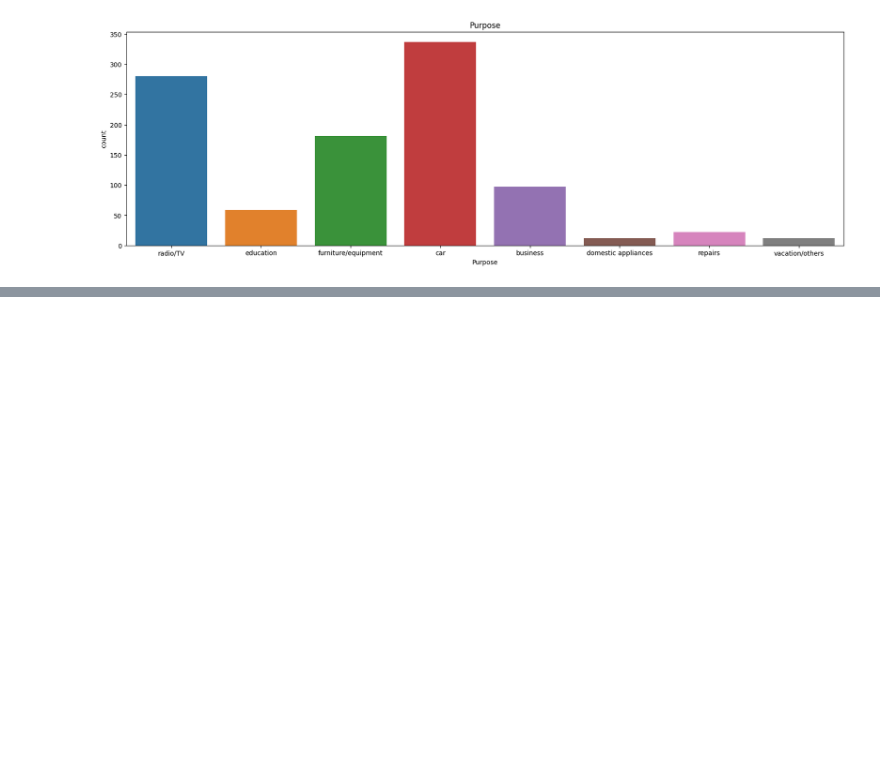
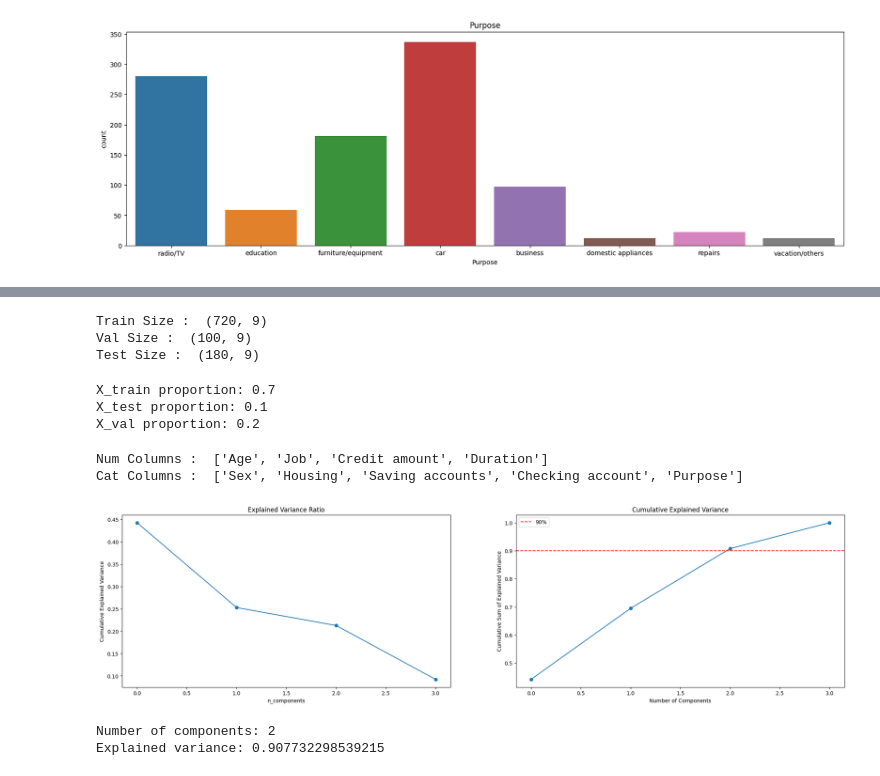
Before and after one commit to salmanfaishal27/german-credit-risk, a Jupyter notebook: script.ipynb, the cells around one changed output, grey strips where cells are left out. Drawn from its saved outputs; the diff is of its cells as text; code cells hidden in the pictures; blank space fills up the shorter version.

```diff
--- a/script.ipynb
+++ b/script.ipynb
@@ -76,0 +104,34 @@ plt.show()
+# %%
+# Split data
+df_train_val, df_test = train_test_split(data, test_size=0.1, random_state=27)
+df_train, df_val = train_test_split(df_train_val, test_size=0.2, random_state=27)
+
+print('Train Size : ', df_train.shape)
+print('Val Size : ', df_test.shape)
+print('Test Size : ', df_val.shape)
+# %% [output]
+Train Size :  (720, 9)
+Val Size :  (100, 9)
+Test Size :  (180, 9)
+# %%
+print(f'X_train proportion: {len(df_train) / len(data):.1f}')
+print(f'X_test proportion: {len(df_test) / len(data):.1f}')
+print(f'X_val proportion: {len(df_val) / len(data):.1f}')
+# %% [output]
+X_train proportion: 0.7
+X_test proportion: 0.1
+X_val proportion: 0.2
+# %%
+num_columns = df_train.select_dtypes(include=[np.number]).columns.tolist() # memasukan kolom bertipe data numerik
+cat_columns = df_train.select_dtypes(include=['object']).columns.tolist() # memasukan kolom bertipe data obj
+
+# melihat isi dari num_columns dan cat_columns
+print('Num Columns : ', num_columns)
+print('Cat Columns : ', cat_columns)
+# %% [output]
+Num Columns :  ['Age', 'Job', 'Credit amount', 'Duration']
+Cat Columns :  ['Sex', 'Housing', 'Saving accounts', 'Checking account', 'Purpose']
+# %%
+scaler = StandardScaler()
+df_train_scaled = scaler.fit_transform(df_train[num_columns])
+df_final = pd.DataFrame(df_train_scaled, columns=num_columns)
@@ -76,0 +142,24 @@ plt.show()
+# %%
+pca = PCA(n_components=4).fit(df_final)
+cumsum = np.cumsum(pca.explained_variance_ratio_)
+# %%
+plt.figure(figsize=(25, 6))
+plt.subplot(1, 2, 1)
+plt.plot(pca.explained_variance_ratio_, marker='o')
+plt.title('Explained Variance Ratio')
+plt.xlabel('n_components')
+plt.ylabel('Cumulative Explained Variance')
+plt.subplot(1, 2, 2)
+plt.plot(cumsum, marker='o')
+plt.axhline(y=0.9, color='red', linestyle='--', label='90%')
+plt.title('Cumulative Explained Variance')
+plt.xlabel('Number of Components')
+plt.ylabel('Cumulative Sum of Explained Variance')
+plt.legend()
+plt.show()
+print(f'Number of components: {np.argmax(cumsum >= 0.9)}')
+print(f'Explained variance: {cumsum[np.argmax(cumsum >= 0.9)]}')
+# %% [output]
+[figure, added]
+Number of components: 2
+Explained variance: 0.907732298539215
```
Also changed, not shown: parts of 34 cells of this notebook.
